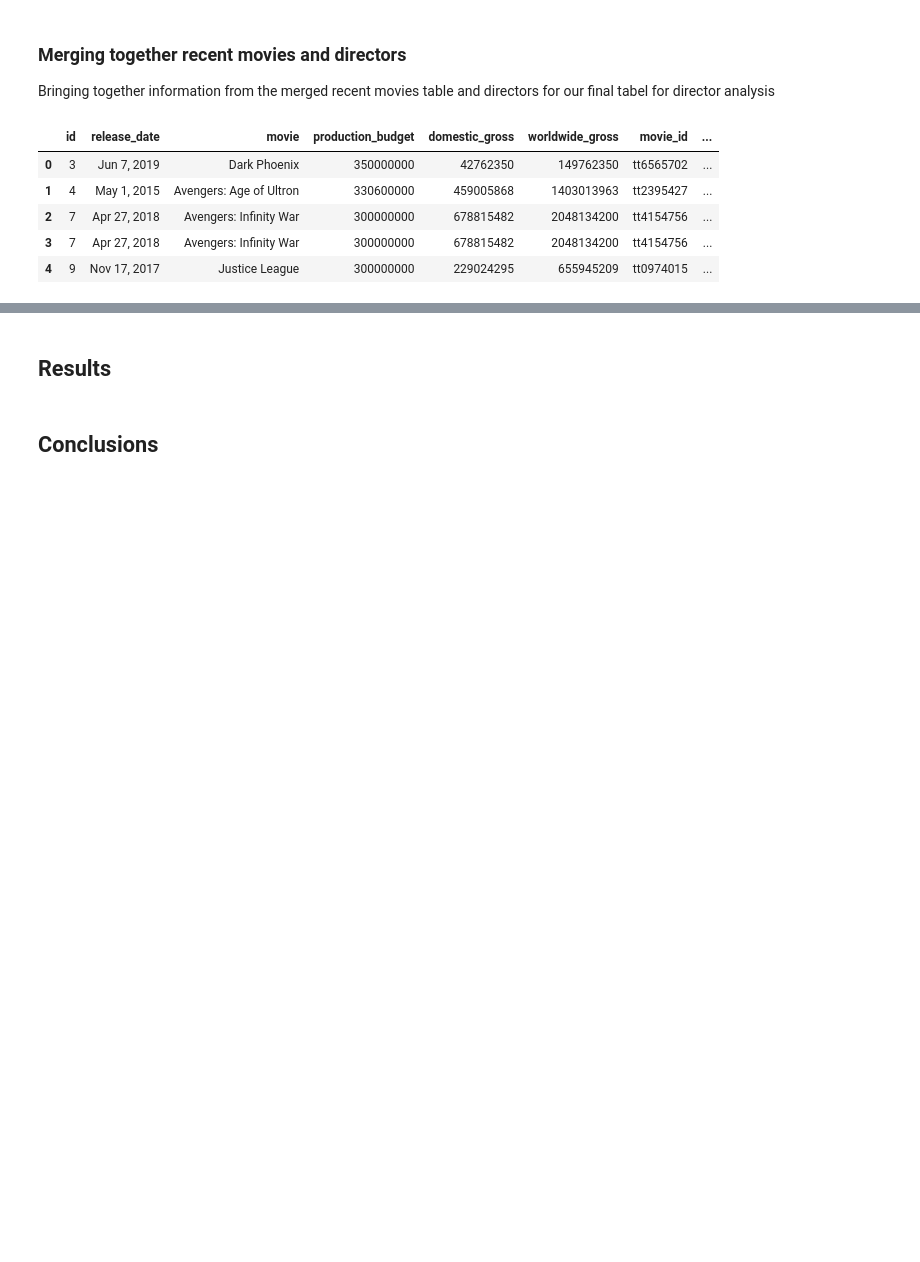
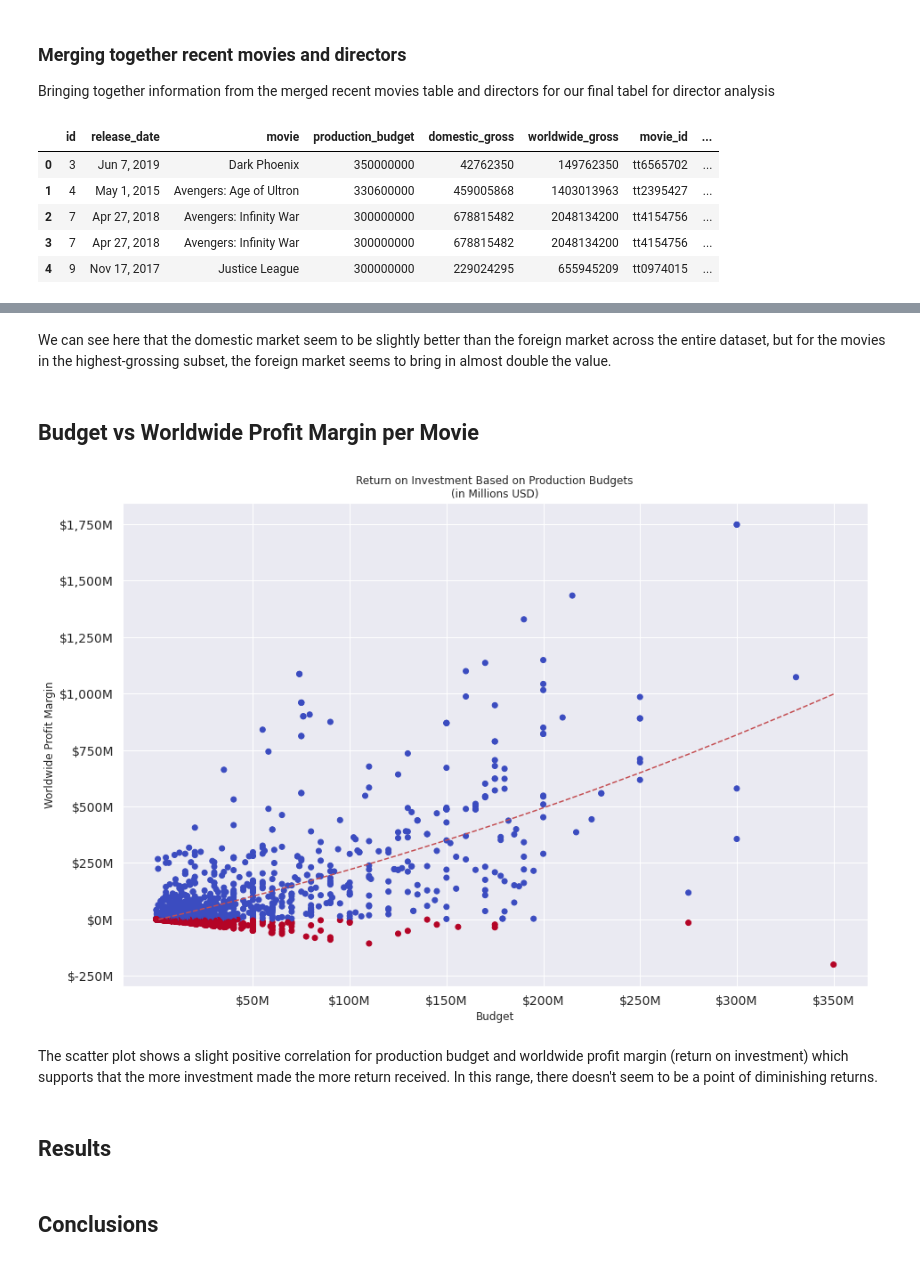
Before and after one commit to ParkedHampster/MS_Studios-Phase_1, a Jupyter notebook: index.ipynb, the cells around one changed output, grey strips where cells are left out. Cells and saved outputs as stored; diff of their text form; code cells hidden in the pictures; blank space fills up the shorter version.

```diff
--- a/index.ipynb
+++ b/index.ipynb
@@ -389,3 +339,45 @@ plt.rc('font', size = 25)
+# %% [markdown]
+We can see here that the domestic market seem to be slightly better than the foreign market across the entire dataset, but for the movies in the highest-grossing subset, the foreign market seems to bring in almost double the value.
+# %% [markdown]
+## Budget vs Worldwide Profit Margin per Movie
+# %%
+fig, ax = plt.subplots(figsize=(15, 10))
+
+x = movies_directors['production_budget']
+y = movies_directors['worldwide_margin']
+
+ax.scatter(
+    x=x,
+    y=y,
+    c=np.sign(y),
+    cmap=plt.cm.coolwarm.reversed()
+)
+
+_x_ticks = [value * 10**6 for value in range(50,350+1,50)]
+_y_ticks = [value * 10**6 for value in range(-250,1750+1,250)]
+ax.set(
+    title="Return on Investment Based on Production Budgets\n(in Millions USD)",
+    xlabel="Budget",
+    ylabel="Worldwide Profit Margin",
+    xticks=_x_ticks,
+    xticklabels = [f'${int(value/1000000):,}M' for value in _x_ticks],
+    yticks=_y_ticks,
+    yticklabels = [f'${int(value/1000000):,}M' for value in _y_ticks],
+)
+
+z = np.polyfit(x, y, 2)
+p = np.poly1d(z)
+
+ax.plot(x,p(x),"r--")
+
+plt.xticks(fontsize=14, rotation=0)
+plt.yticks(fontsize=14, rotation=0)
+plt.rc('font', size = 25)
+'';
+# %% [output]
+[figure, added]
+# %% [markdown]
+The scatter plot shows a slight positive correlation for production budget and worldwide profit margin (return on investment) which supports that the more investment made the more return received. In this range, there doesn't seem to be a point of diminishing returns.
 # %% [markdown]
 ## Results
 # %% [markdown]
```
Also changed, not shown: parts of 20 cells of this notebook.
